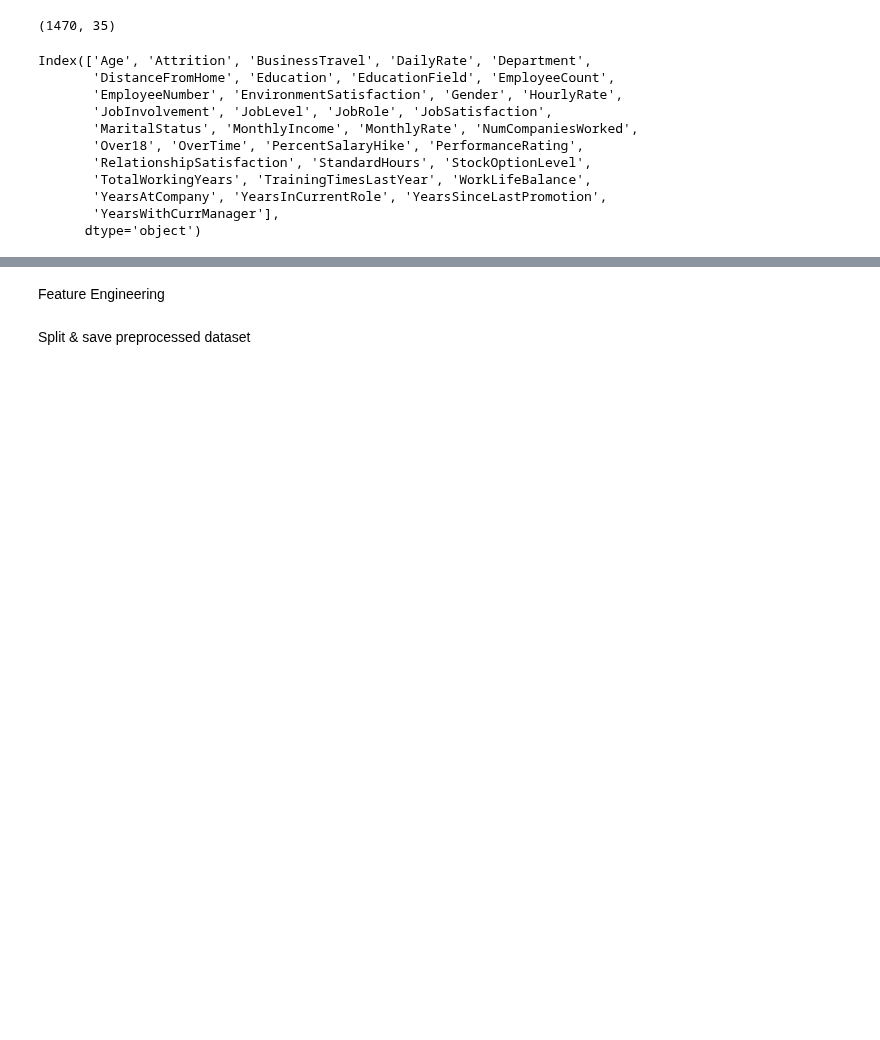
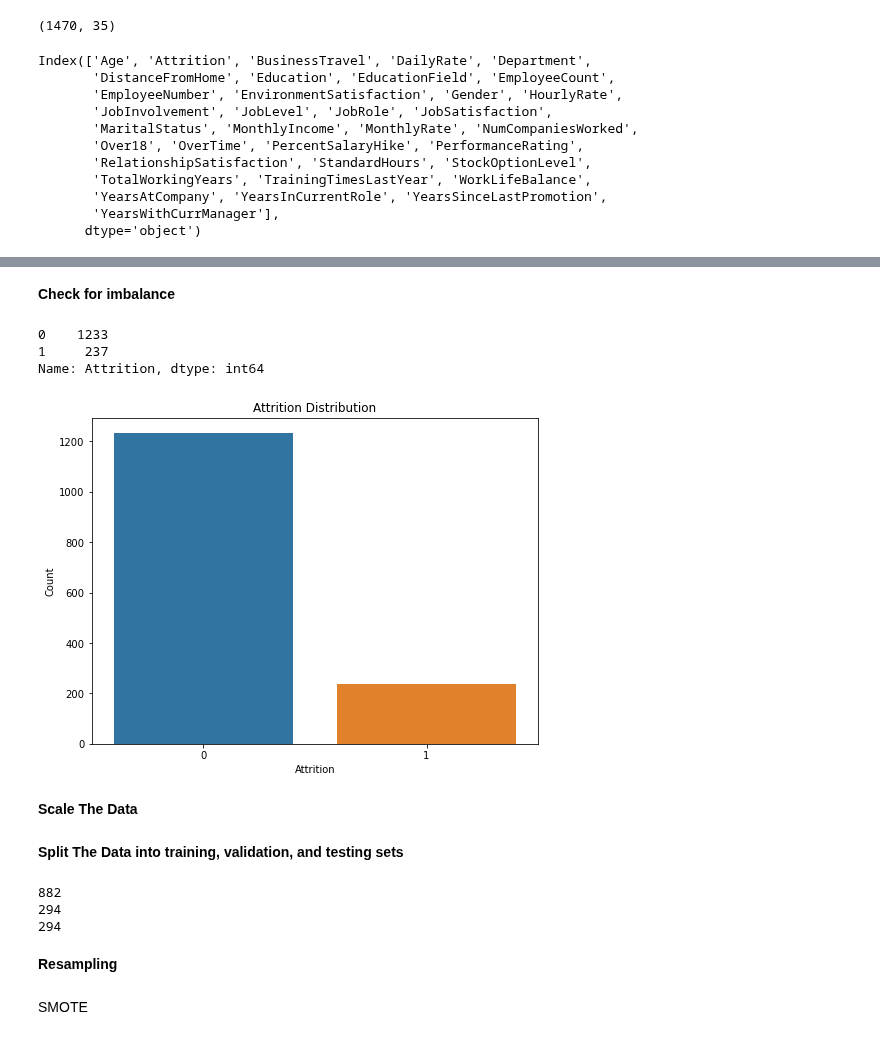
Before and after one commit to hebaashraf21/Employee_Attrition_Prediction, a Jupyter notebook: code/preprocessing.ipynb, the cells around one changed output, grey strips where cells are left out. Saved outputs shown, nothing was run; the diff lists cells and outputs as text; code cells hidden in the pictures; blank space fills up the shorter version.

```diff
--- a/code/preprocessing.ipynb
+++ b/code/preprocessing.ipynb
@@ -301,18 +248,3 @@ This will retain JobLevel and YearsAtCompany and remove possibility of multicoll
 
 '''
 dataset = dataset.drop(columns=['MonthlyIncome','TotalWorkingYears','YearsInCurrentRole','YearsWithCurrManager'])
-# %% [markdown]
-Feature Engineering
-# %%
-# 'EnviornmentSatisfaction', 'JobInvolvement', 'JobSatisfacction', 'RelationshipSatisfaction', 'WorklifeBalance' can be clubbed into a single feature 'TotalSatisfaction'
-
-dataset['Total_Satisfaction'] = (dataset['EnvironmentSatisfaction'] +
-                            dataset['JobInvolvement'] +
-                            dataset['JobSatisfaction'] +
-                            dataset['RelationshipSatisfaction'] +
-                            dataset['WorkLifeBalance']) /5
-
-# Drop Columns
-dataset.drop(['EnvironmentSatisfaction','JobInvolvement','JobSatisfaction','RelationshipSatisfaction','WorkLifeBalance'], axis=1, inplace=True)
-# %% [markdown]
-Split & save preprocessed dataset
@@ -338,0 +251,19 @@ test_data.to_csv(os.path.join(current_dir, relative_path), index=False) # exclud
+# %% [markdown]
+**Check for imbalance**
+# %%
+# Check for imbalance
+attrition_counts = dataset['Attrition'].value_counts()
+attrition_counts
+# %% [output]
+0    1233
+1     237
+Name: Attrition, dtype: int64
+# %%
+plt.figure(figsize=(8, 6))
+sns.countplot(x='Attrition', data=dataset)
+plt.title('Attrition Distribution')
+plt.xlabel('Attrition')
+plt.ylabel('Count')
+plt.show()
+# %% [output]
+[figure, added]
@@ -338,0 +280,2 @@ test_data.to_csv(os.path.join(current_dir, relative_path), index=False) # exclud
+# %% [markdown]
+**Scale The Data**
@@ -338,0 +286,2 @@ test_data.to_csv(os.path.join(current_dir, relative_path), index=False) # exclud
+# %% [markdown]
+**Split The Data into training, validation, and testing sets**
@@ -338,0 +292,12 @@ test_data.to_csv(os.path.join(current_dir, relative_path), index=False) # exclud
+# %%
+print(len(x_train))
+print(len(x_val))
+print(len(x_test))
+# %% [output]
+882
+294
+294
+# %% [markdown]
+**Resampling**
+# %% [markdown]
+SMOTE
```
Also changed, not shown: parts of 67 cells of this notebook, 1 other file.
